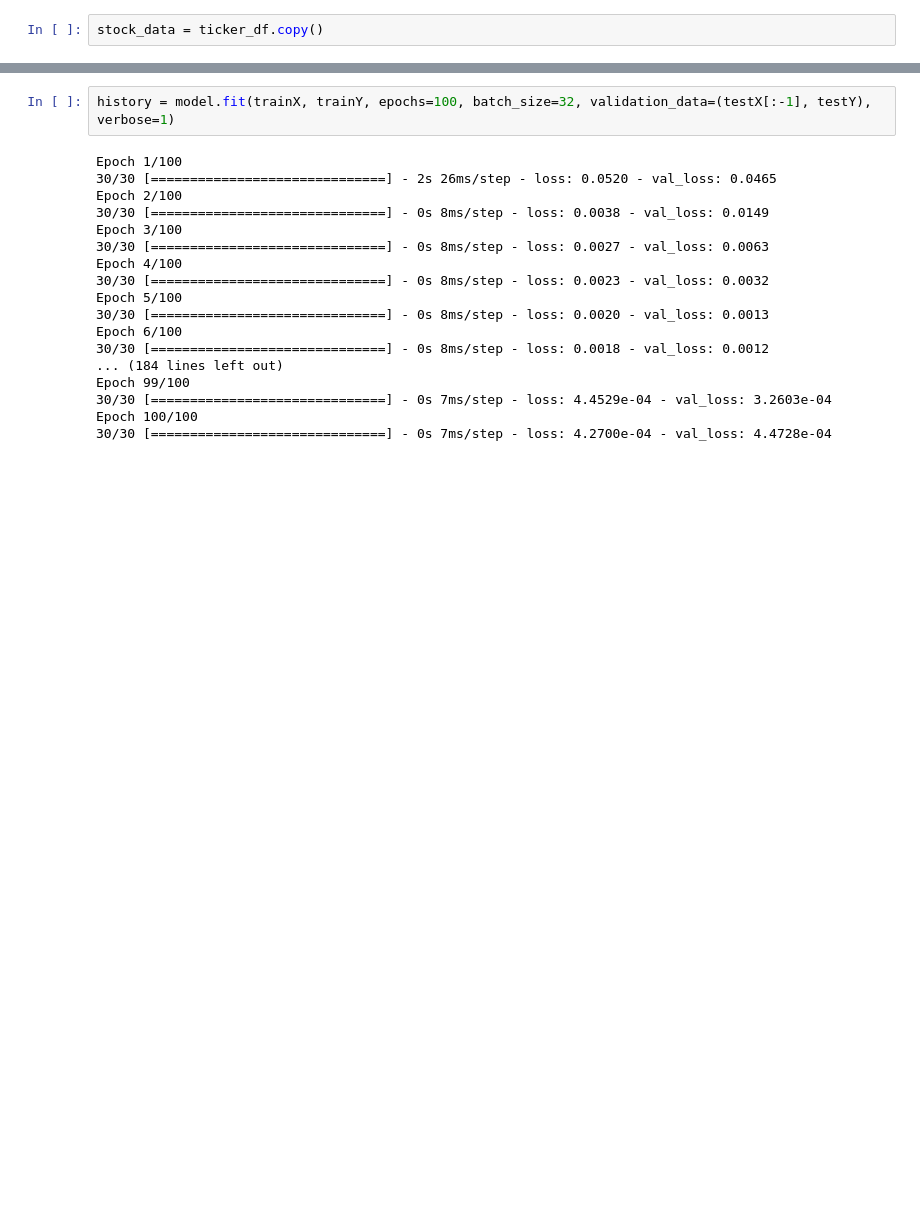
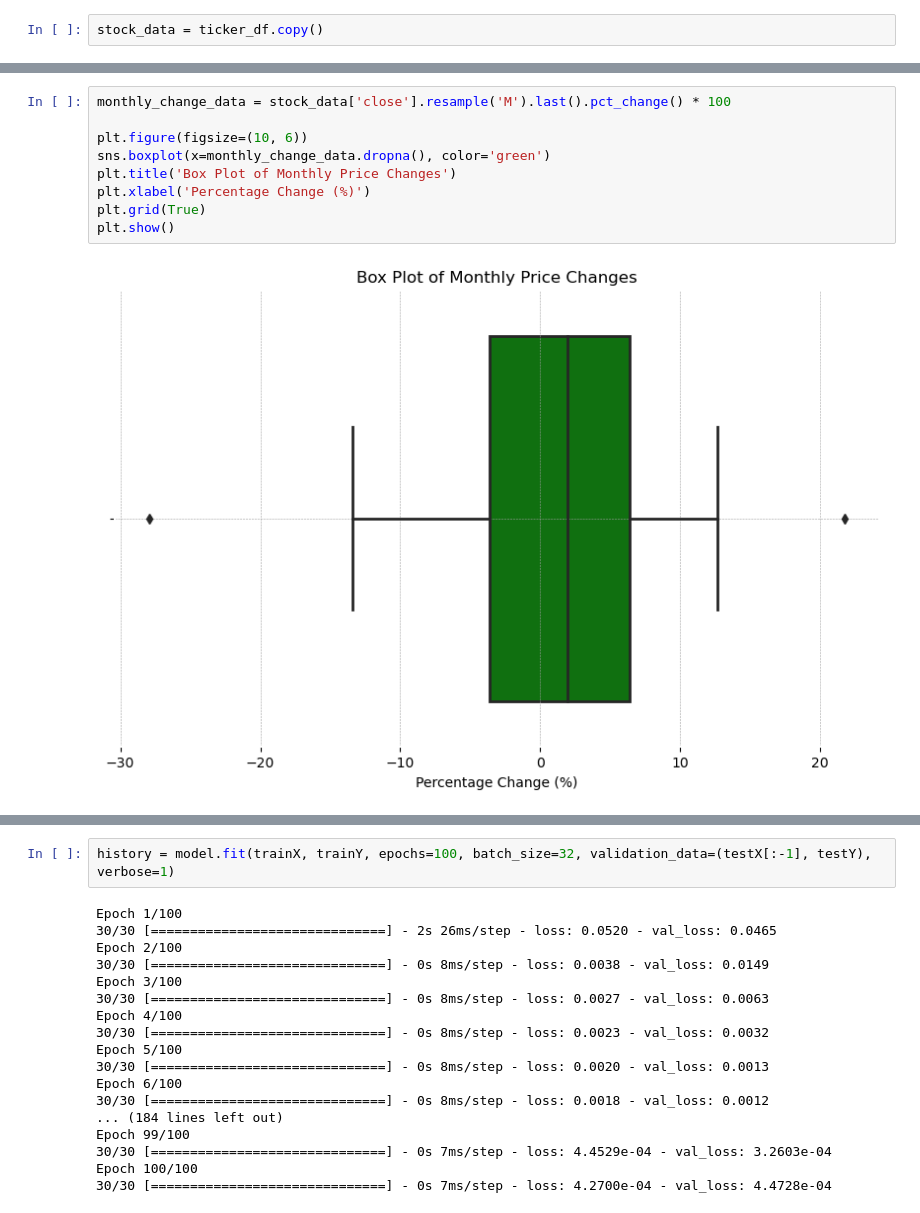
Before and after one commit to NandoAACF/Stock-Time-Series-Dashboard, a Jupyter notebook: MainNotebook.ipynb, the cells around one changed output, grey strips where cells are left out. Cells and saved outputs as stored; diff of their text form; blank space fills up the shorter version.

```diff
--- a/MainNotebook.ipynb
+++ b/MainNotebook.ipynb
@@ -157,0 +174,11 @@ plt.show()
+# %%
+monthly_change_data = stock_data['close'].resample('M').last().pct_change() * 100
+
+plt.figure(figsize=(10, 6))
+sns.boxplot(x=monthly_change_data.dropna(), color='green')
+plt.title('Box Plot of Monthly Price Changes')
+plt.xlabel('Percentage Change (%)')
+plt.grid(True)
+plt.show()
+# %% [output]
+[figure, added]
```
Also changed, not shown: parts of 23 cells of this notebook, 6 other files.
